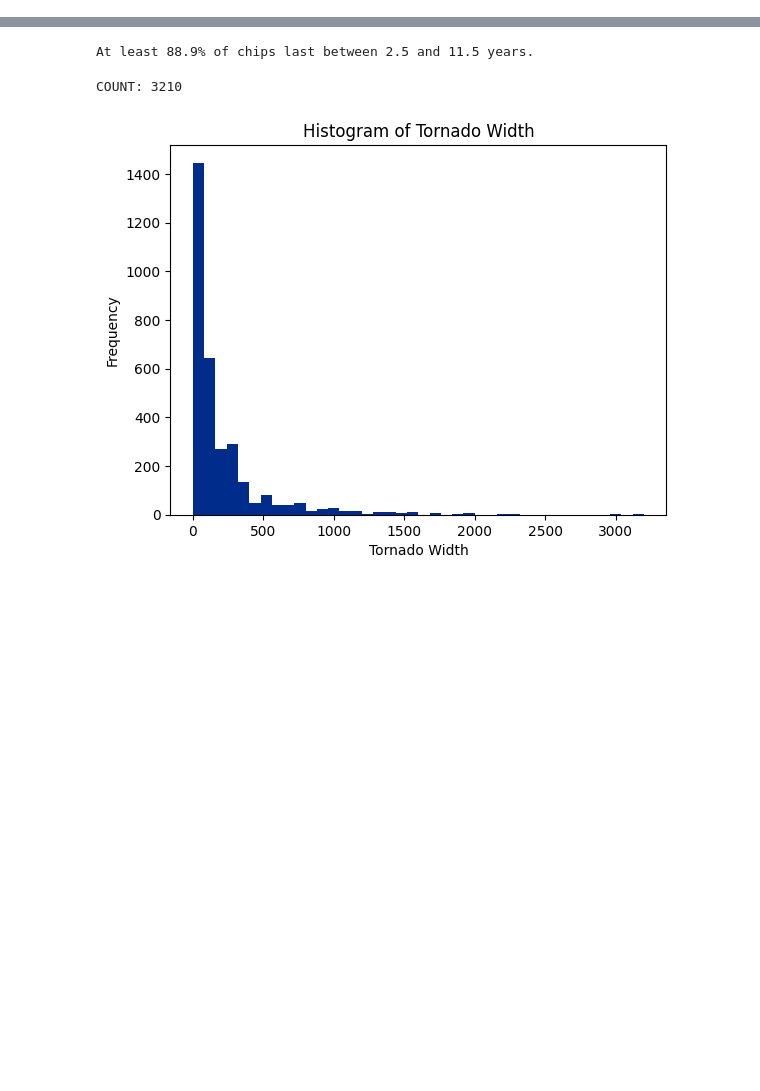
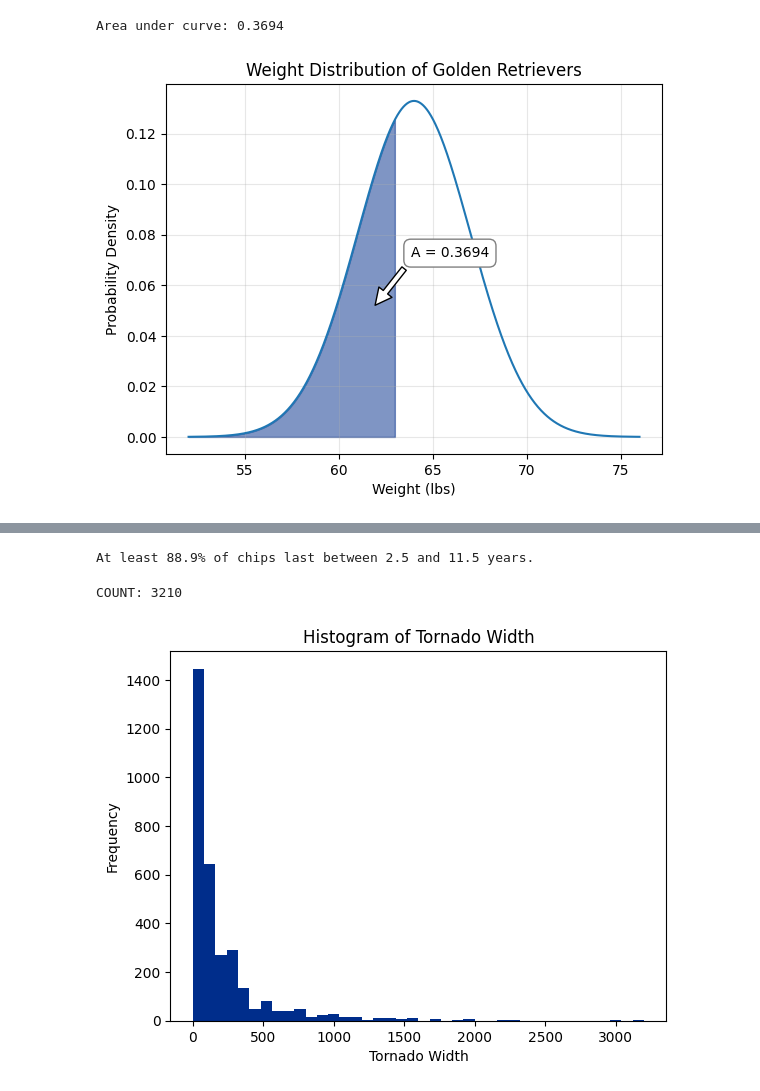
Before and after one commit to thomasnield/manning_grokking_statistics, a Jupyter notebook: ch4/ch4.ipynb, the cells around one changed output, grey strips where cells are left out. Saved outputs shown, nothing was run; the diff lists cells and outputs as text; code cells hidden in the pictures; blank space fills up the shorter version.

```diff
--- a/ch4/ch4.ipynb
+++ b/ch4/ch4.ipynb
@@ -150,3 +183,41 @@ plt.show()
+# %%
+import numpy as np
+import matplotlib.pyplot as plt
+from scipy.stats import norm
+
+mu, sigma = 64, 3
+x = np.linspace(mu - sigma * 4, mu + sigma * 4, 1000)
+y = norm.pdf(x, mu, sigma)
+
+lower,upper = mu-sigma*4, 63
+A = norm.cdf(upper, mu, sigma) - norm.cdf(lower, mu, sigma)
+print(f"Area under curve: {A:.4f}")
+# Plot the distribution
+plt.plot(x, y)
+
+# Shade the area between lower and upper
+shade_x = x[(x >= lower) & (x <= upper)]
+shade_y = norm.pdf(shade_x, mu, sigma)
+plt.fill_between(shade_x, shade_y, alpha=0.5, color='#002d8b')
+
+mid_x = (lower + upper) / 1.86
+mid_y = norm.pdf(mid_x, mu, sigma) / 2
+plt.annotate(f'A = {A:.4f}',
+            xy=(mid_x, mid_y),
+            xytext=(mid_x + 2, mid_y + 0.02),
+            arrowprops=dict(facecolor='white', shrink=0.05),
+            bbox=dict(boxstyle='round,pad=0.5', fc='white', ec='gray', alpha=1.0))
+
+plt.title("Weight Distribution of Golden Retrievers")
+plt.xlabel("Weight (lbs)")
+plt.ylabel("Probability Density")
+plt.grid(True, alpha=0.3)
+plt.savefig('zFS0Av2Q.svg')
+plt.savefig('zFS0Av2Q.png')
+plt.show()
+# %% [output]
+Area under curve: 0.3694
+[figure, added]
 # %%
 import numpy as np
 import matplotlib.pyplot as plt
```
Also changed, not shown: parts of 17 cells of this notebook, 32 other files.
